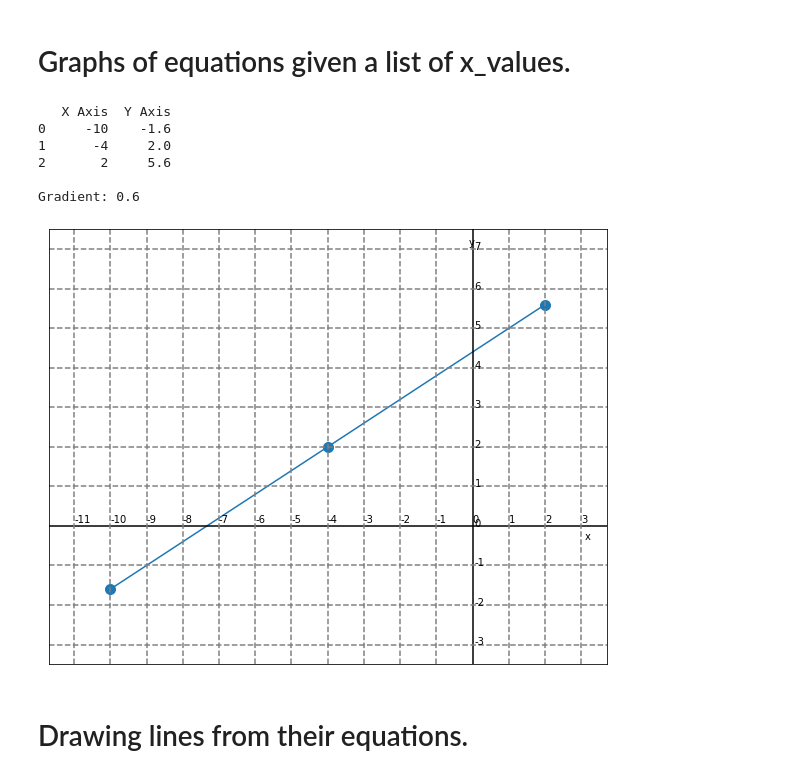
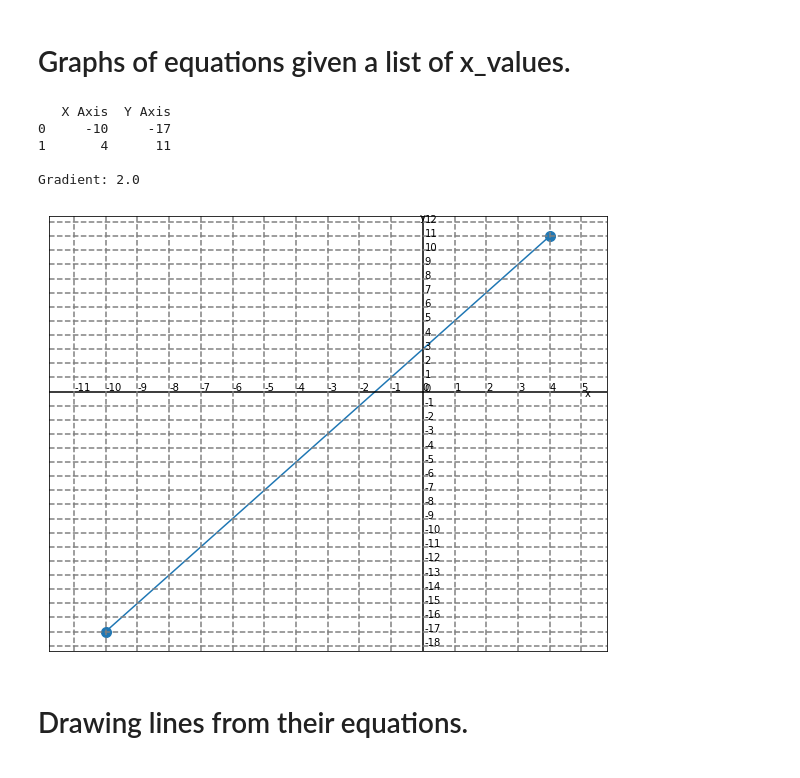
Before and after one commit to JackLacey18/Graphs-of-equations, a Jupyter notebook: Graphing notebook.ipynb, the cells around one changed output. Saved outputs shown, nothing was run; the diff lists cells and outputs as text; code cells hidden in the pictures.

```diff
--- a/Graphing notebook.ipynb
+++ b/Graphing notebook.ipynb
@@ -5,13 +5,13 @@ import matplotlib.pyplot as plt
 import pandas as pd
 ################################# USER DEFINED SPACE ##########################
 # Set your x_axis and initialise the empty y_axis.
-x_axis = [-10,-4,2]
+x_axis = [-10,4]
 y_axis = []
 # Iterate over x_axis.
 ####################################
 for x in x_axis:
     # EQUATION IS ENTERED HERE.
-    y = (0.6 * x) + 4.4
+    y = (2 * x) + 3
     # Append result to y_axis list.
     y_axis.append(y)
 #####################################
@@ -72,38 +72,37 @@ plt.text(
 # Annotate the center lines with the x and y ticks and draw a grid.
 for x in xticks:
     plt.text(x,x_step/10,x,rotation=0)
     if x != 0:
         plt.axvline(x = x, color = 'grey', linestyle = '--')
 for y in yticks:
     plt.text(x_step/20,y,y,rotation=0)
     if y != 0:
         plt.axhline(y = y, color = 'grey', linestyle = '--')
 # Remove default x and y ticks.
 plt.xticks([],fontsize=14)
 plt.yticks([],fontsize=14)
 # Create the table.
 table = pd.DataFrame({
     'X Axis':x_axis,
     'Y Axis':y_axis
 })
 # Print the table.
 print(table)
 # Gradient or Slope calculation.
 run = x_axis[1] - x_axis[0]
 rise = y_axis[1] - y_axis[0]
 gradient = rise / run
 print('')
 print('Gradient:',gradient)
 # Display the graph.
 plt.show()
 # %% [output]
    X Axis  Y Axis
-0     -10    -1.6
-1      -4     2.0
-2       2     5.6
+0     -10     -17
+1       4      11
 
-Gradient: 0.6
+Gradient: 2.0
-[figure, old version]
+[figure, new version]
 # %% [markdown]
 # Drawing lines from their equations.
 # %%
```
